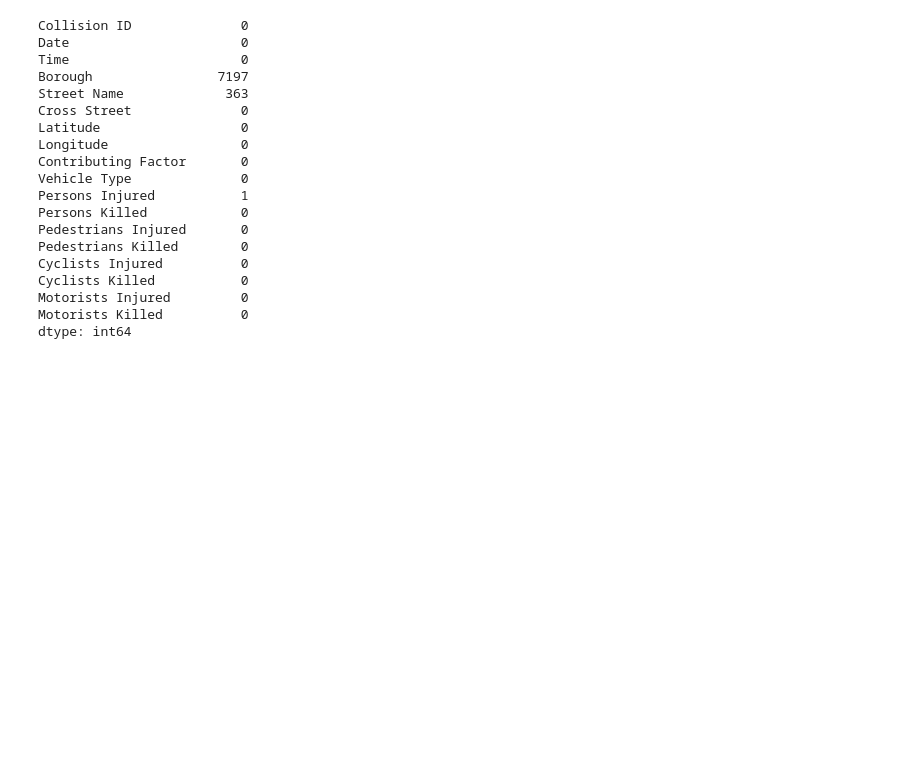
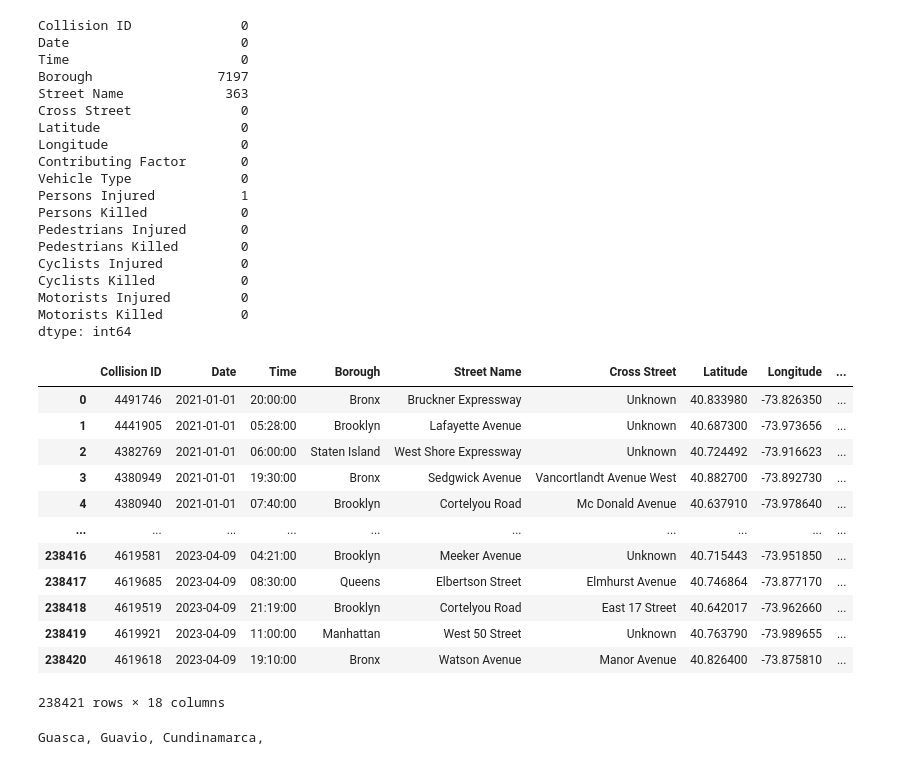
Before and after one commit to Soumiksb06/DBMS_J_compo, a Jupyter notebook: Code.ipynb, the cells around one changed output. Cells and saved outputs as stored; diff of their text form; code cells hidden in the pictures; blank space fills up the shorter version.

```diff
--- a/Code.ipynb
+++ b/Code.ipynb
@@ -5,7 +5,7 @@ import seaborn as sns
 # %% [markdown]
 ### Taking a look at the Data that is the New York Collisions data
 # %%
-data = pd.read_csv('NYC_Collisions/NYC_Collisions.csv')
+data = pd.read_csv('NYC_Collisions.csv')
 data.head()
 # %% [output]
 |  | Collision ID | Date | Time | Borough | Street Name | Cross Street | Latitude | Longitude | ... |
@@ -169,11 +169,3 @@ Cyclists Killed           0
 Motorists Injured         0
 Motorists Killed          0
 dtype: int64
-# %%
-# Filtering outliers based on Z-scores for 'Persons Injured'
-from scipy.stats import zscore[^1^][1]
-
-z_scores = zscore(df_copy['Persons Injured'])
-abs_z_scores = np.abs(z_scores)
-filtered_entries = (abs_z_scores < 3)
-df_copy = df_copy[filtered_entries][^2^][2]
@@ -202,0 +172,37 @@ data['Cross Street'] = joined['name'].fillna(data['Cross Street'])
+# %%
+df_copy
+# %% [output]
+|  | Collision ID | Date | Time | Borough | Street Name | Cross Street | Latitude | Longitude | ... |
+| 0 | 4491746 | 2021-01-01 | 20:00:00 | Bronx | Bruckner Expressway | Unknown | 40.833980 | -73.826350 | ... |
+| 1 | 4441905 | 2021-01-01 | 05:28:00 | Brooklyn | Lafayette Avenue | Unknown | 40.687300 | -73.973656 | ... |
+| 2 | 4382769 | 2021-01-01 | 06:00:00 | Staten Island | West Shore Expressway | Unknown | 40.724492 | -73.916623 | ... |
+| 3 | 4380949 | 2021-01-01 | 19:30:00 | Bronx | Sedgwick Avenue | Vancortlandt Avenue West | 40.882700 | -73.892730 | ... |
+| 4 | 4380940 | 2021-01-01 | 07:40:00 | Brooklyn | Cortelyou Road | Mc Donald Avenue | 40.637910 | -73.978640 | ... |
+| ... | ... | ... | ... | ... | ... | ... | ... | ... | ... |
+| 238416 | 4619581 | 2023-04-09 | 04:21:00 | Brooklyn | Meeker Avenue | Unknown | 40.715443 | -73.951850 | ... |
+| 238417 | 4619685 | 2023-04-09 | 08:30:00 | Queens | Elbertson Street | Elmhurst Avenue | 40.746864 | -73.877170 | ... |
+| 238418 | 4619519 | 2023-04-09 | 21:19:00 | Brooklyn | Cortelyou Road | East 17 Street | 40.642017 | -73.962660 | ... |
+| 238419 | 4619921 | 2023-04-09 | 11:00:00 | Manhattan | West 50 Street | Unknown | 40.763790 | -73.989655 | ... |
+| 238420 | 4619618 | 2023-04-09 | 19:10:00 | Bronx | Watson Avenue | Manor Avenue | 40.826400 | -73.875810 | ... |
+238421 rows × 18 columns
+# %%
+from geopy.geocoders import Nominatim
+import time
+def get_location_by_coordinates(lat, lon):
+    geolocator = Nominatim(user_agent="Mozilla/5.0 (Windows NT 10.0; Win64; x64) AppleWebKit/537.36 (KHTML, like Gecko) Chrome/123.0.0.0 Safari/537.36 Edg/123.0.0.0")
+    for _ in range(5):  # Retry up to 5 times
+        try:
+            location = geolocator.reverse([lat, lon], timeout=10)
+            address = location.address.split()
+            time.sleep(1)
+            return ' '.join(address[:3])
+        except Exception as e:
+            print(f"Attempt failed with error {e}. Retrying.")
+            time.sleep(2)  # Wait for 2 seconds before retrying
+    return None  # Return None if all attempts fail
+
+
+# Test the function
+print(get_location_by_coordinates(4.83398, -73.82635))
+# %% [output]
+Guasca, Guavio, Cundinamarca,
```
Also changed, not shown: parts of 5 cells of this notebook.
